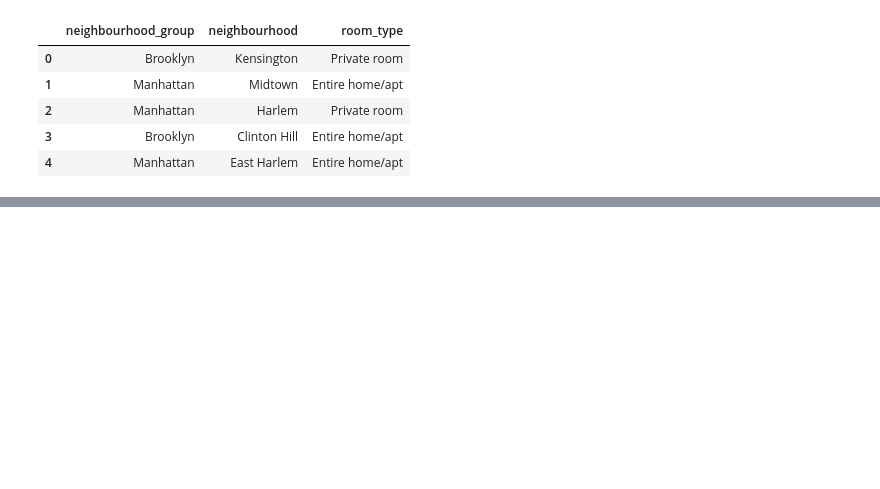
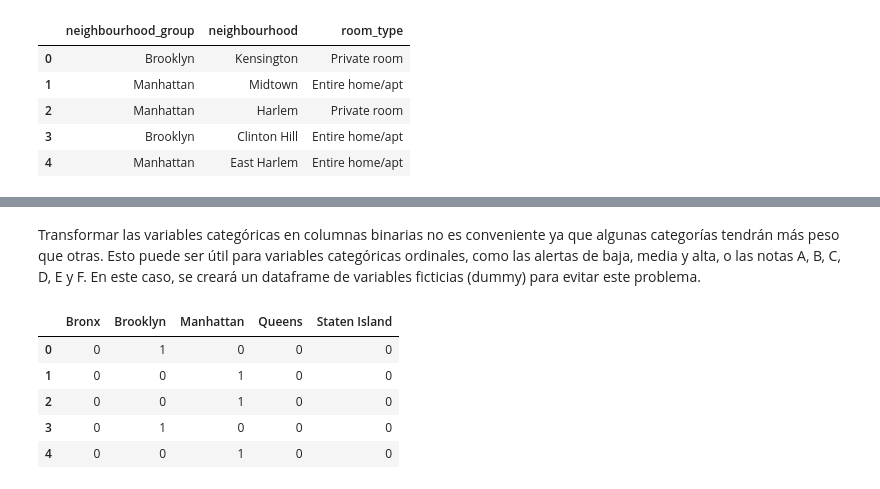
Before and after one commit to martinnv6/Data-Science-Master, a Jupyter notebook: Classification and Data Processing/Proyecto/Proyecto Airbnb.ipynb, the cells around one changed output, grey strips where cells are left out. Cells and saved outputs as stored; diff of their text form; code cells hidden in the pictures; blank space fills up the shorter version.

```diff
--- a/Classification and Data Processing/Proyecto/Proyecto Airbnb.ipynb
+++ b/Classification and Data Processing/Proyecto/Proyecto Airbnb.ipynb
@@ -279,0 +273,12 @@ df_airbnb_cat.head()
+# %% [markdown]
+Transformar las variables categóricas en columnas binarias no es conveniente ya que algunas categorías tendrán más peso que otras. Esto puede ser útil para variables categóricas ordinales, como las alertas de baja, media y alta, o las notas A, B, C, D, E y F. En este caso, se creará un dataframe de variables ficticias (dummy) para evitar este problema.
+# %%
+neighbourhood_dummy = pd.get_dummies(df_airbnb_cat["neighbourhood_group"])
+neighbourhood_dummy.head()
+# %% [output]
+|  | Bronx | Brooklyn | Manhattan | Queens | Staten Island |
+| 0 | 0 | 1 | 0 | 0 | 0 |
+| 1 | 0 | 0 | 1 | 0 | 0 |
+| 2 | 0 | 0 | 1 | 0 | 0 |
+| 3 | 0 | 1 | 0 | 0 | 0 |
+| 4 | 0 | 0 | 1 | 0 | 0 |
```
Also changed, not shown: parts of 59 cells of this notebook, 8 other files.
